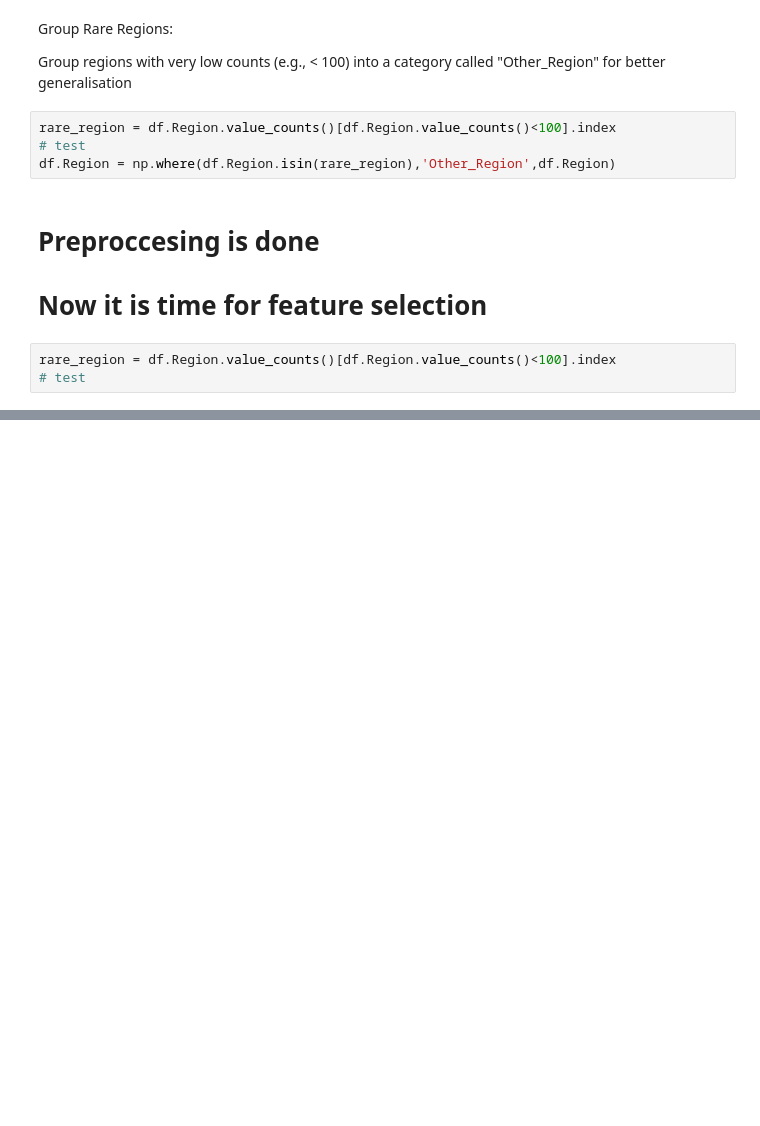
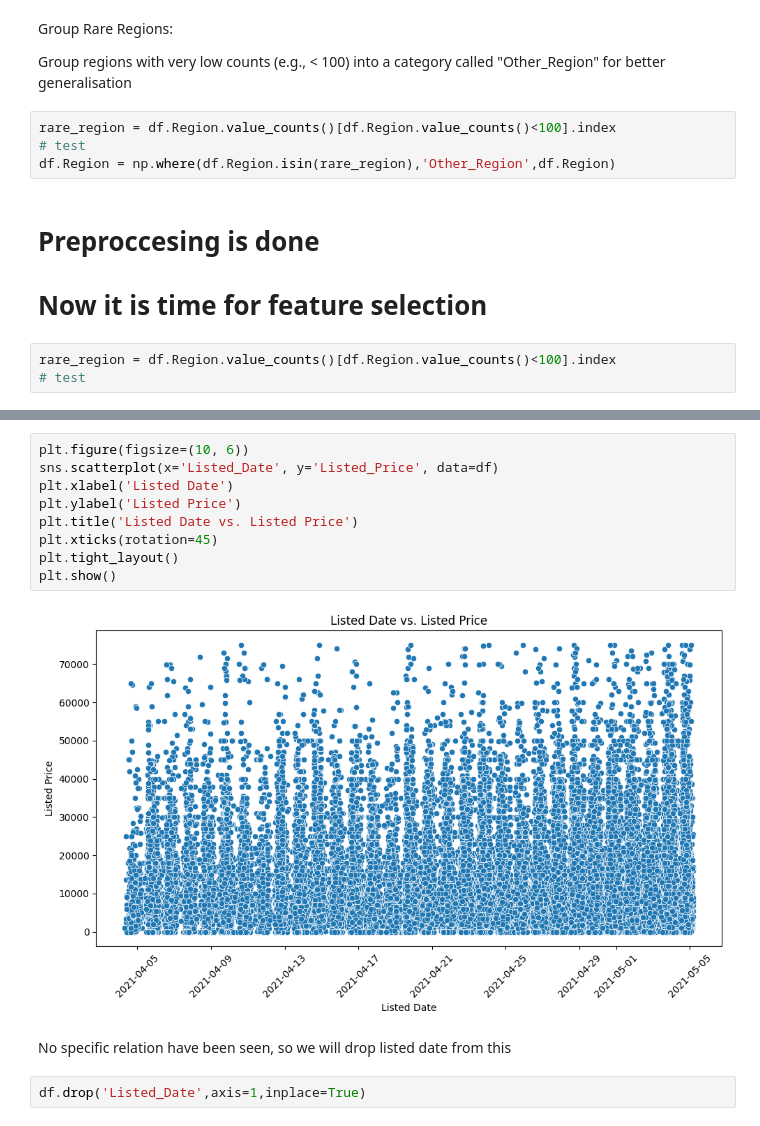
Before and after one commit to anshumbanga/Jason-Motor-Group, a Jupyter notebook: Jason Motor Group.ipynb, the cells around one changed output, grey strips where cells are left out. Saved outputs shown, nothing was run; the diff lists cells and outputs as text; blank space fills up the shorter version.

```diff
--- a/Jason Motor Group.ipynb
+++ b/Jason Motor Group.ipynb
@@ -728,0 +755,15 @@ rare_region = df.Region.value_counts()[df.Region.value_counts()<100].index
+# %%
+plt.figure(figsize=(10, 6))
+sns.scatterplot(x='Listed_Date', y='Listed_Price', data=df)
+plt.xlabel('Listed Date')
+plt.ylabel('Listed Price')
+plt.title('Listed Date vs. Listed Price')
+plt.xticks(rotation=45)
+plt.tight_layout()
+plt.show()
+# %% [output]
+[figure, added]
+# %% [markdown]
+No specific relation have been seen, so we will drop listed date from this
+# %%
+df.drop('Listed_Date',axis=1,inplace=True)
```
Also changed, not shown: parts of 21 cells of this notebook.
